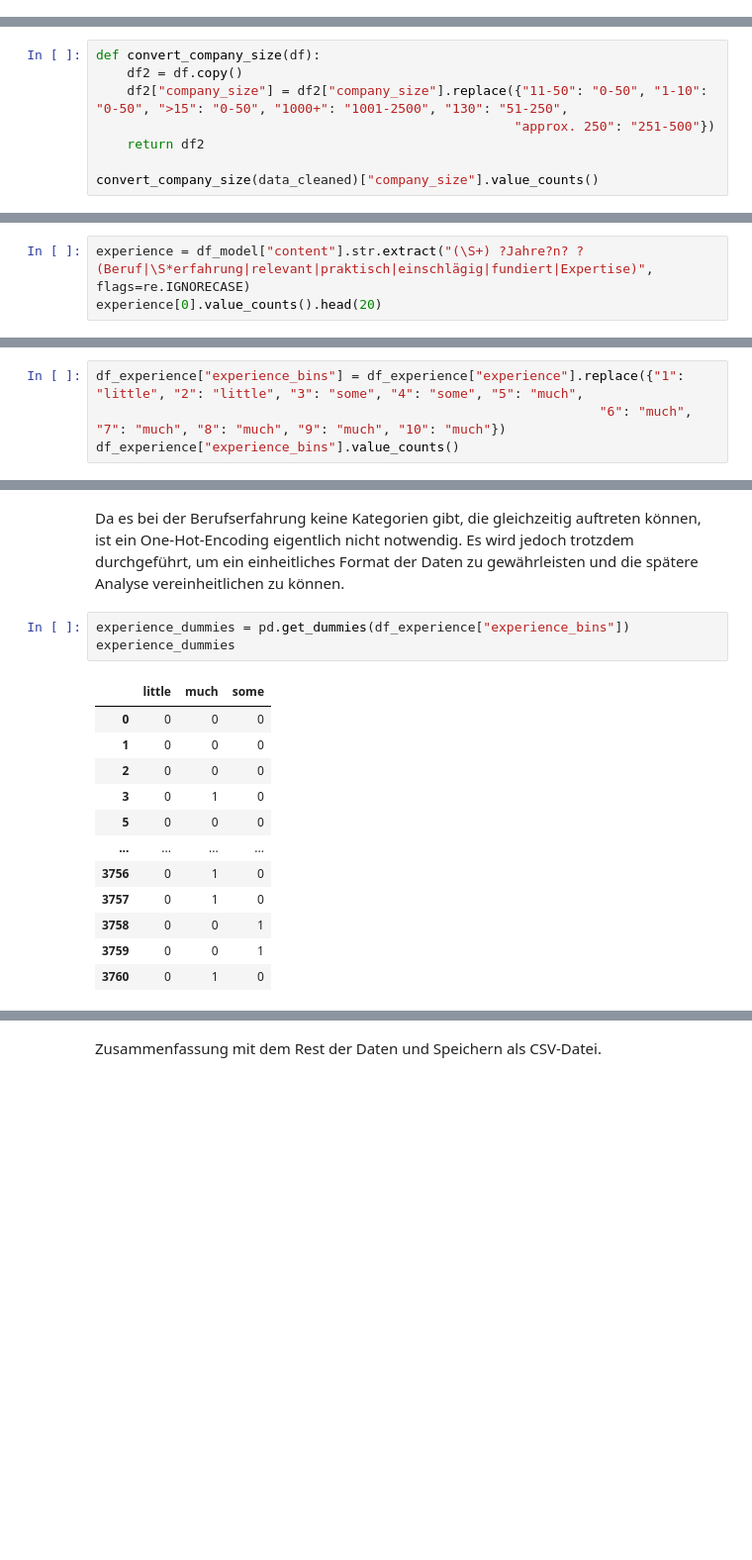
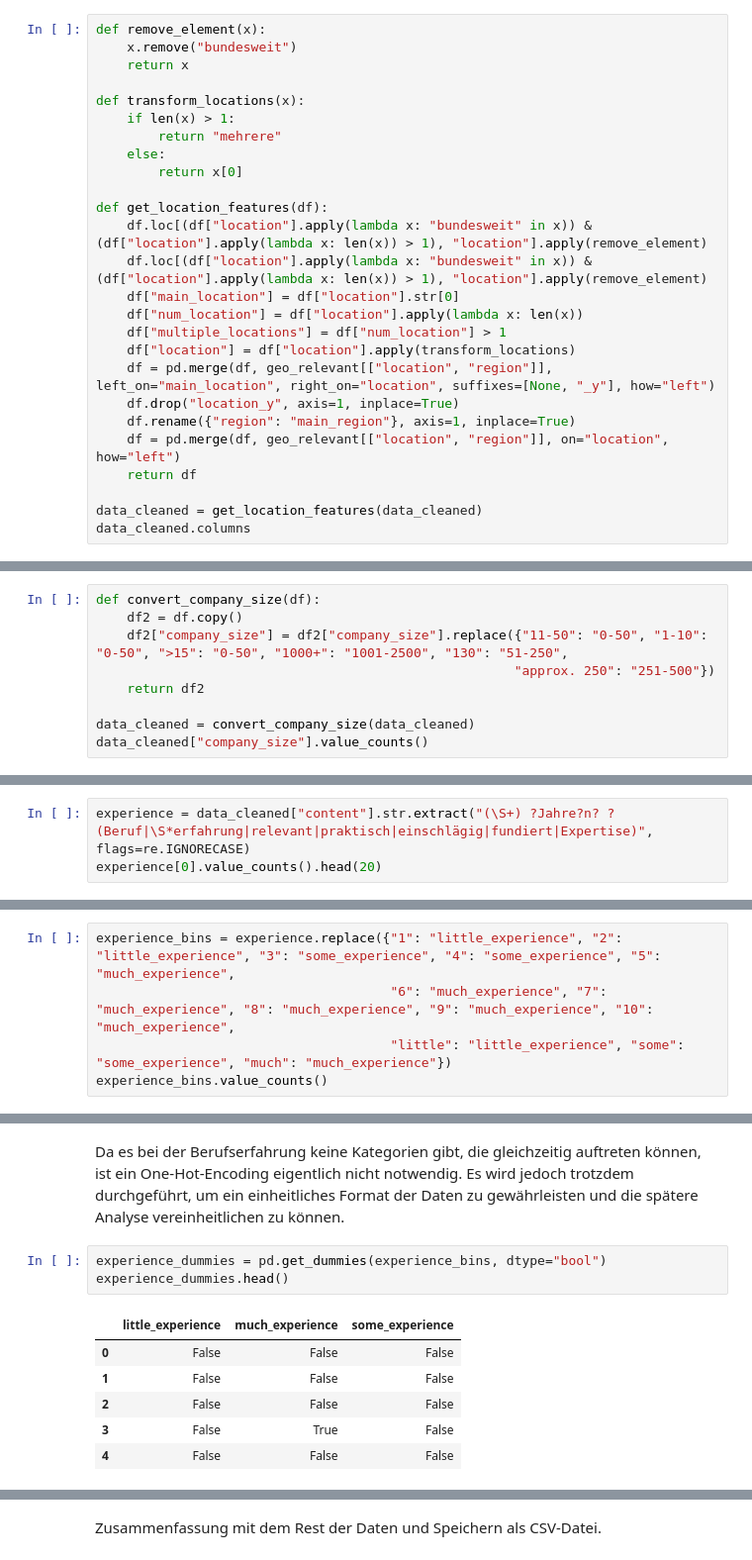
Before and after one commit to Joachim93/Data-Science-Job-Analysis, a Jupyter notebook: Data_Cleaning.ipynb, the cells around one changed output, grey strips where cells are left out. Shown: that part at 99% size. Drawn from its saved outputs; the diff is of its cells as text; blank space fills up the shorter version.

```diff
--- a/Data_Cleaning.ipynb
+++ b/Data_Cleaning.ipynb
@@ -603,0 +616,26 @@ data_long_geo.to_csv("data2/cleaned_long_geo.csv", index=False)
+# %%
+def remove_element(x):
+    x.remove("bundesweit")
+    return x
+
+def transform_locations(x):
+    if len(x) > 1:
+        return "mehrere"
+    else:
+        return x[0]
+
+def get_location_features(df):
+    df.loc[(df["location"].apply(lambda x: "bundesweit" in x)) & (df["location"].apply(lambda x: len(x)) > 1), "location"].apply(remove_element)
+    df.loc[(df["location"].apply(lambda x: "bundesweit" in x)) & (df["location"].apply(lambda x: len(x)) > 1), "location"].apply(remove_element)
+    df["main_location"] = df["location"].str[0]
+    df["num_location"] = df["location"].apply(lambda x: len(x))
+    df["multiple_locations"] = df["num_location"] > 1
+    df["location"] = df["location"].apply(transform_locations)
+    df = pd.merge(df, geo_relevant[["location", "region"]], left_on="main_location", right_on="location", suffixes=[None, "_y"], how="left")
+    df.drop("location_y", axis=1, inplace=True)
+    df.rename({"region": "main_region"}, axis=1, inplace=True)
+    df = pd.merge(df, geo_relevant[["location", "region"]], on="location", how="left")
+    return df
+
+data_cleaned = get_location_features(data_cleaned)
+data_cleaned.columns
@@ -683,7 +735,8 @@ def convert_company_size(df):
                                                       "approx. 250": "251-500"})
     return df2
 
-convert_company_size(data_cleaned)["company_size"].value_counts()
+data_cleaned = convert_company_size(data_cleaned)
+data_cleaned["company_size"].value_counts()
 # %% [output]
 10,001+        1055
 2501-5000       235
@@ -856,6 +903,6 @@ Name: 0, dtype: int64
 # %% [markdown]
 Die relevanten Informationen werden sich in den meisten Fällen vor Ausdrücken wie "Berufserfahrung" oder "Erfahrung" befinden. Ausdrücke wie "Jahresurlaub" oder "Jahrzehnten" deuten hingegen nicht auf die gewünschten Informationen hin. Daher enthält der entwickelte reguläre Ausdruck einige zusätzliche Regeln, um nur die relevanten Vorkommen herauszusuchen. Als nächsten wird die Struktur der gesuchten Informationen vor dem entwickelten Ausdruck untersucht.
 # %%
-experience = df_model["content"].str.extract("(\S+) ?Jahre?n? ?(Beruf|\S*erfahrung|relevant|praktisch|einschlägig|fundiert|Expertise)", flags=re.IGNORECASE)
+experience = data_cleaned["content"].str.extract("(\S+) ?Jahre?n? ?(Beruf|\S*erfahrung|relevant|praktisch|einschlägig|fundiert|Expertise)", flags=re.IGNORECASE)
 experience[0].value_counts().head(20)
 # %% [output]
@@ -1020,7 +1087,8 @@ Name: experience, dtype: int64
 # %% [markdown]
 Da für einige Werte relativ wenige Einträge vorliegen, wurde sich dafür entschieden die Jahresangaben in etwas gröbere Kategorien zusammenzufassen.
 # %%
-df_experience["experience_bins"] = df_experience["experience"].replace({"1": "little", "2": "little", "3": "some", "4": "some", "5": "much",
-                                                                 "6": "much", "7": "much", "8": "much", "9": "much", "10": "much"})
-df_experience["experience_bins"].value_counts()
+experience_bins = experience.replace({"1": "little_experience", "2": "little_experience", "3": "some_experience", "4": "some_experience", "5": "much_experience",
+                                      "6": "much_experience", "7": "much_experience", "8": "much_experience", "9": "much_experience", "10": "much_experience",
+                                      "little": "little_experience", "some": "some_experience", "much": "much_experience"})
+experience_bins.value_counts()
 # %% [output]
@@ -1031,18 +1099,12 @@ Name: experience_bins, dtype: int64
 # %% [markdown]
 Da es bei der Berufserfahrung keine Kategorien gibt, die gleichzeitig auftreten können, ist ein One-Hot-Encoding eigentlich nicht notwendig. Es wird jedoch trotzdem durchgeführt, um ein einheitliches Format der Daten zu gewährleisten und die spätere Analyse vereinheitlichen zu können.
 # %%
-experience_dummies = pd.get_dummies(df_experience["experience_bins"])
-experience_dummies
+experience_dummies = pd.get_dummies(experience_bins, dtype="bool")
+experience_dummies.head()
 # %% [output]
-|  | little | much | some |
-| 0 | 0 | 0 | 0 |
-| 1 | 0 | 0 | 0 |
-| 2 | 0 | 0 | 0 |
-| 3 | 0 | 1 | 0 |
-| 5 | 0 | 0 | 0 |
-| ... | ... | ... | ... |
-| 3756 | 0 | 1 | 0 |
-| 3757 | 0 | 1 | 0 |
-| 3758 | 0 | 0 | 1 |
-| 3759 | 0 | 0 | 1 |
-| 3760 | 0 | 1 | 0 |
+|  | little_experience | much_experience | some_experience |
+| 0 | False | False | False |
+| 1 | False | False | False |
+| 2 | False | False | False |
+| 3 | False | True | False |
+| 4 | False | False | False |
```
Also changed, not shown: parts of 39 cells of this notebook, 2 other files.
